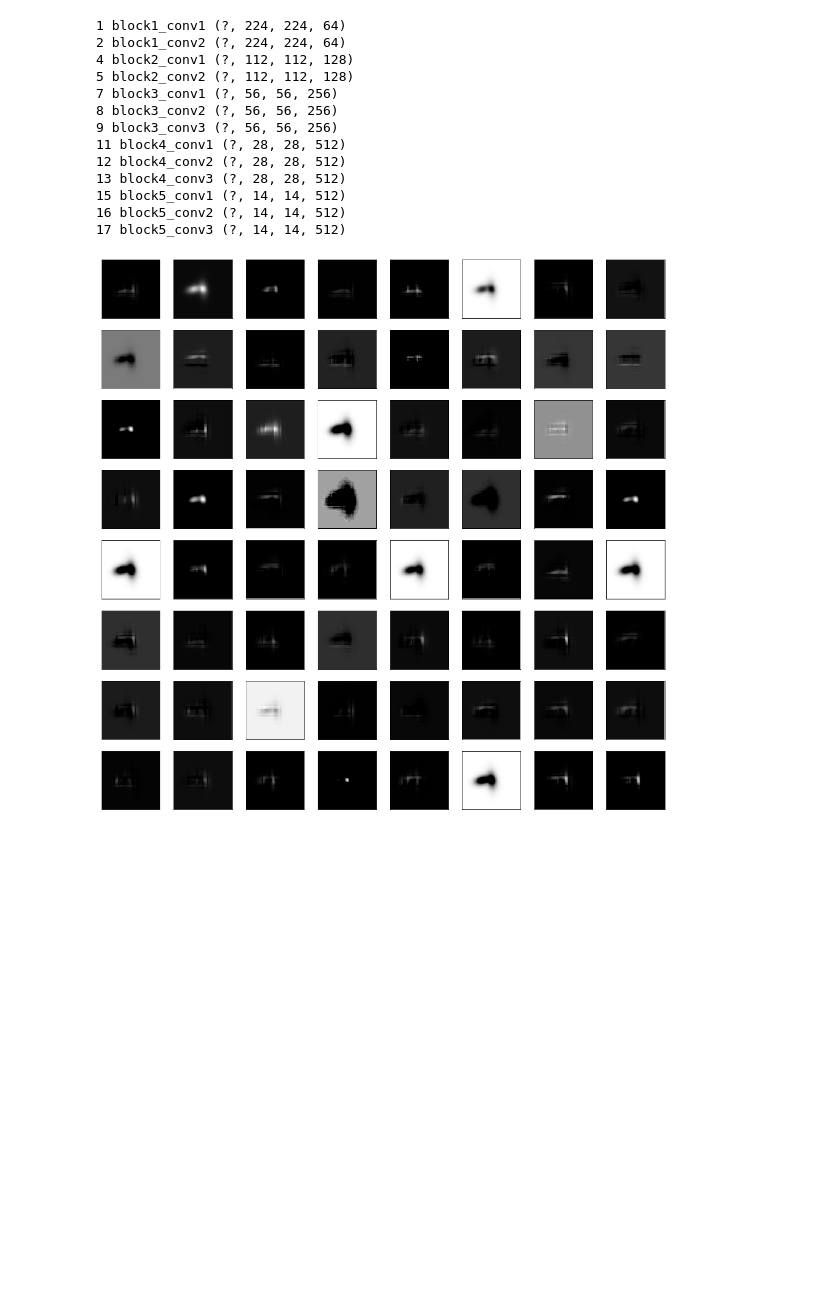
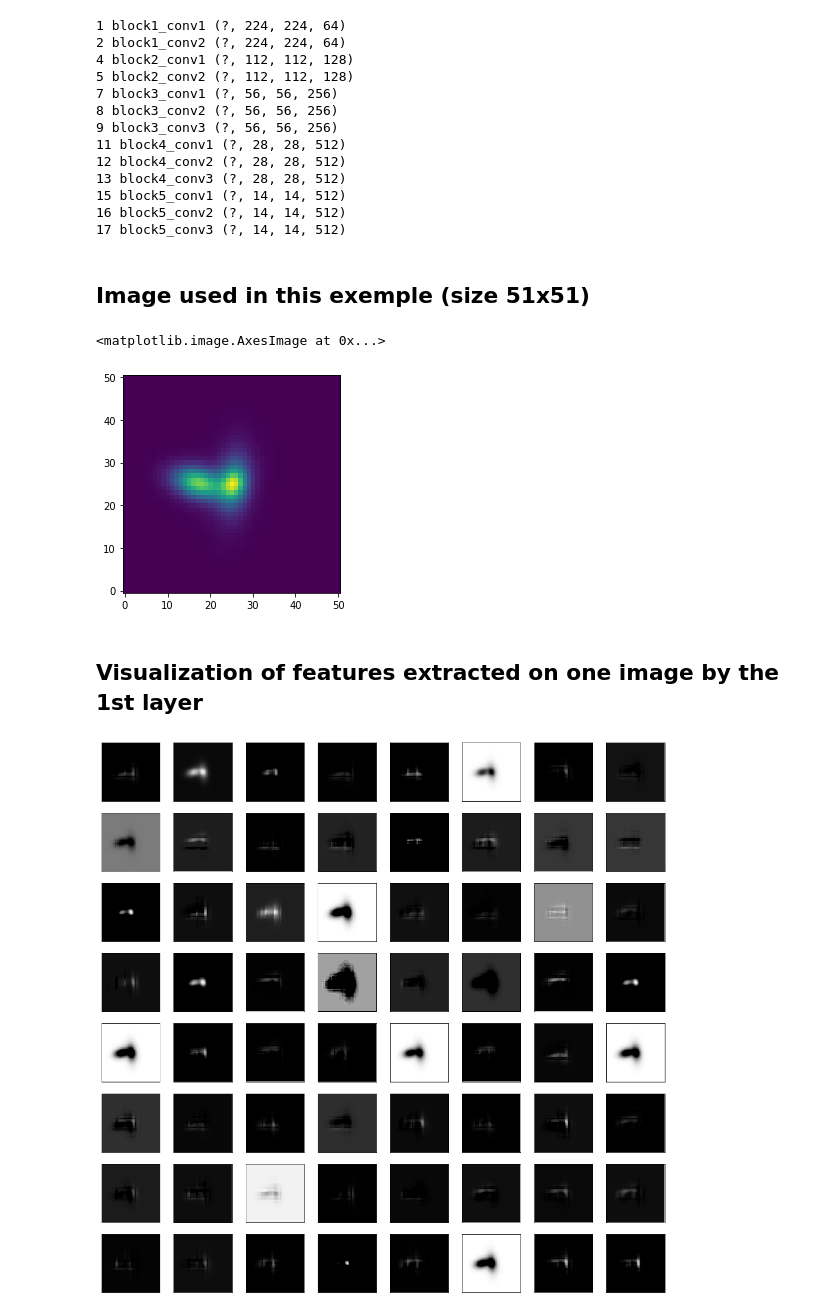
Before and after one commit to CosmoStat/BlendHunter, a Jupyter notebook: features_visualization.ipynb, the cells around one changed output. Saved outputs shown, nothing was run; the diff lists cells and outputs as text; code cells hidden in the pictures; blank space fills up the shorter version.

Commit message:
Clean features_visualization script

```diff
--- a/features_visualization.ipynb
+++ b/features_visualization.ipynb
@@ -306,6 +301,21 @@ for i in range(len(model.layers)):
 15 block5_conv1 (?, 14, 14, 512)
 16 block5_conv2 (?, 14, 14, 512)
 17 block5_conv3 (?, 14, 14, 512)
+# %% [markdown]
+## Image used in this exemple (size 51x51)
+# %%
+import matplotlib.image as mpimg
+import matplotlib.pyplot as plt
+
+image_to_read = mpimg.imread('/Users/alacan/Downloads/image_72742.jpg')
+
+# Output Image
+plt.imshow(image_to_read, origin='lower')
+# %% [output]
+<matplotlib.image.AxesImage at 0x...>
+[figure, added]
+# %% [markdown]
+## Visualization of features extracted on one image by the 1st layer
 # %%
 from keras.applications.vgg16 import VGG16
 from keras.applications.vgg16 import preprocess_input
```
Also changed, not shown: parts of 11 cells of this notebook.
